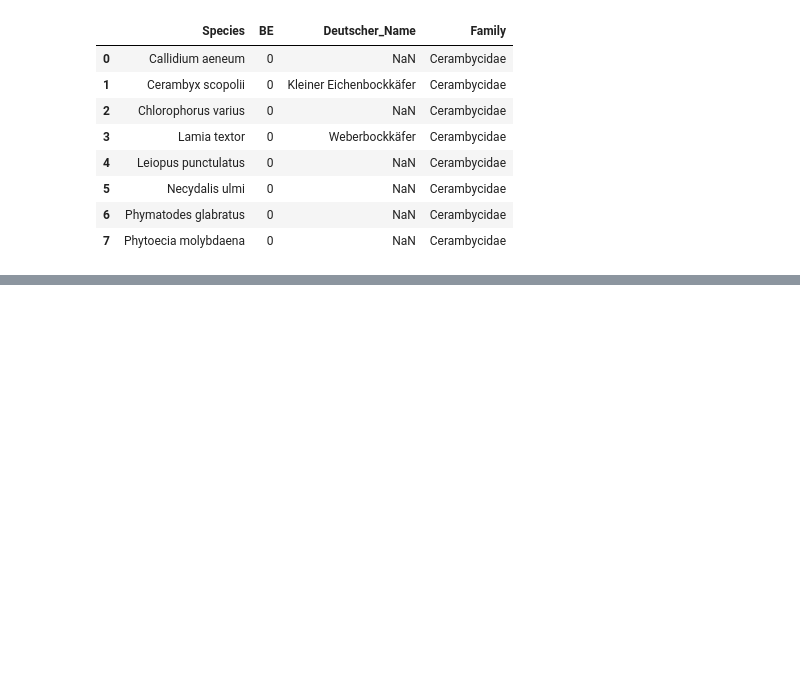
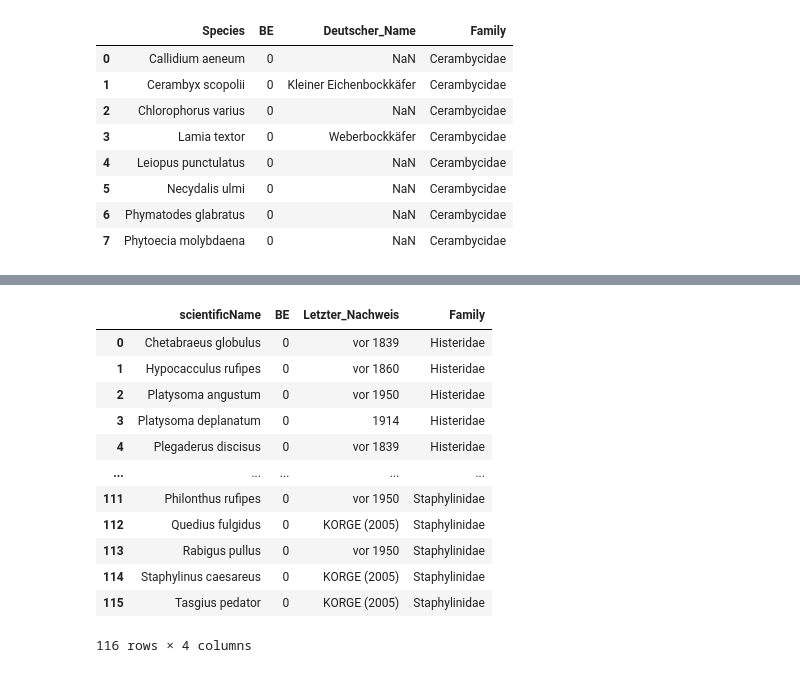
Before and after one commit to Zzzhenya/Berlin-red-list, a Jupyter notebook: Transformation/Raw_csv/Insecta.ipynb, the cells around one changed output, grey strips where cells are left out. Cells and saved outputs as stored; diff of their text form; code cells hidden in the pictures; blank space fills up the shorter version.

```diff
--- a/Transformation/Raw_csv/Insecta.ipynb
+++ b/Transformation/Raw_csv/Insecta.ipynb
@@ -1099,0 +1178,8 @@ df.to_csv('../../Transformation/Data_cleaning_step1/Coleoptera_Cerambycidae_Bock
+# %%
+# Too long to manually add the subfamily and family
+# Can use GBIF or NCBI
+
+# GBIF
+#rename Species column to upload to GBIF
+
+df.rename(columns={"Species": "scientificName"}, inplace = True)
@@ -1099,0 +1201,18 @@ df.to_csv('../../Transformation/Data_cleaning_step1/Coleoptera_Cerambycidae_Bock
+# %%
+df["Family"] = df_gbif.family
+# %%
+df
+# %% [output]
+|  | scientificName | BE | Letzter_Nachweis | Family |
+| 0 | Chetabraeus globulus | 0 | vor 1839 | Histeridae |
+| 1 | Hypocacculus rufipes | 0 | vor 1860 | Histeridae |
+| 2 | Platysoma angustum | 0 | vor 1950 | Histeridae |
+| 3 | Platysoma deplanatum | 0 | 1914 | Histeridae |
+| 4 | Plegaderus discisus | 0 | vor 1839 | Histeridae |
+| ... | ... | ... | ... | ... |
+| 111 | Philonthus rufipes | 0 | vor 1950 | Staphylinidae |
+| 112 | Quedius fulgidus | 0 | KORGE (2005) | Staphylinidae |
+| 113 | Rabigus pullus | 0 | vor 1950 | Staphylinidae |
+| 114 | Staphylinus caesareus | 0 | KORGE (2005) | Staphylinidae |
+| 115 | Tasgius pedator | 0 | KORGE (2005) | Staphylinidae |
+116 rows × 4 columns
```
Also changed, not shown: parts of 10 cells of this notebook.
